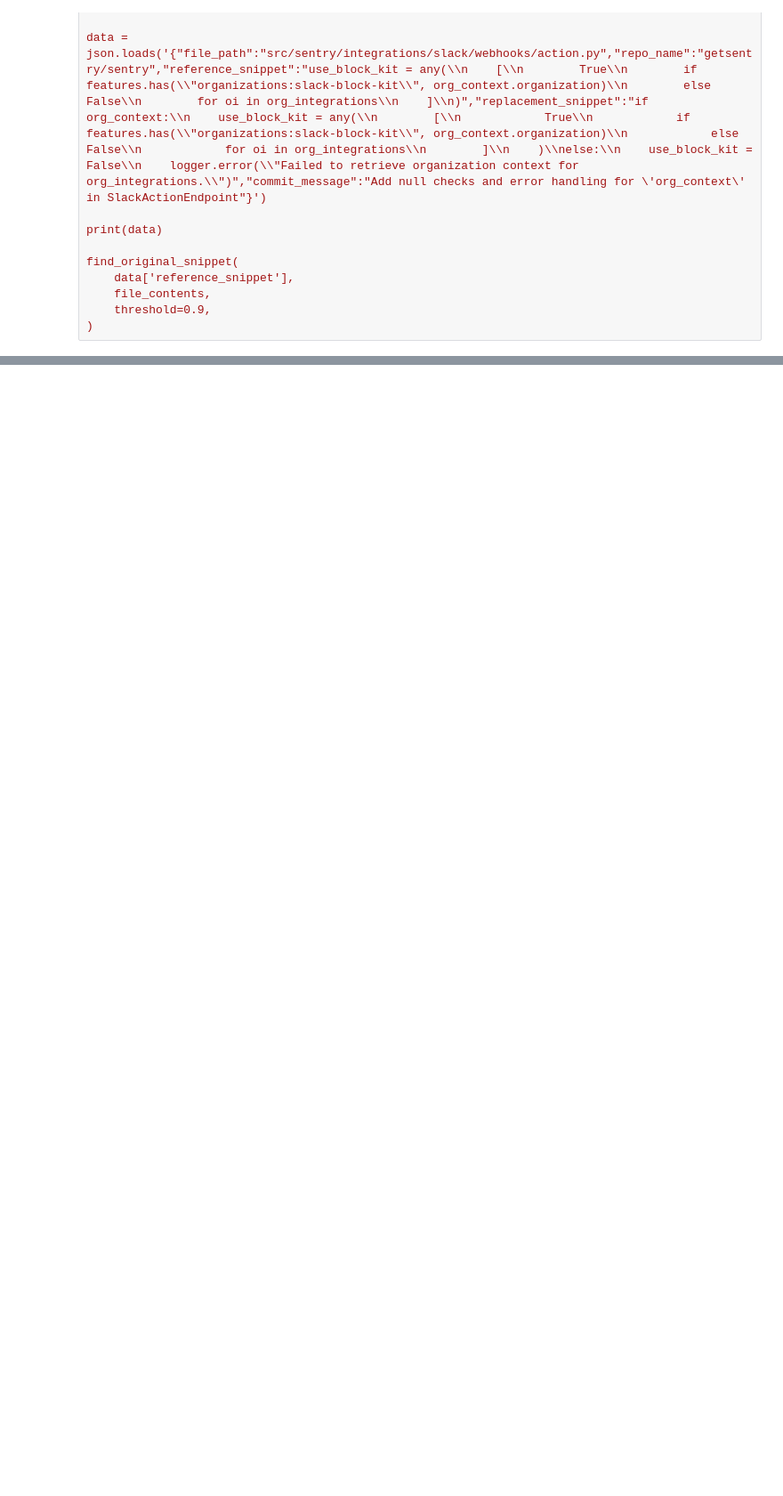
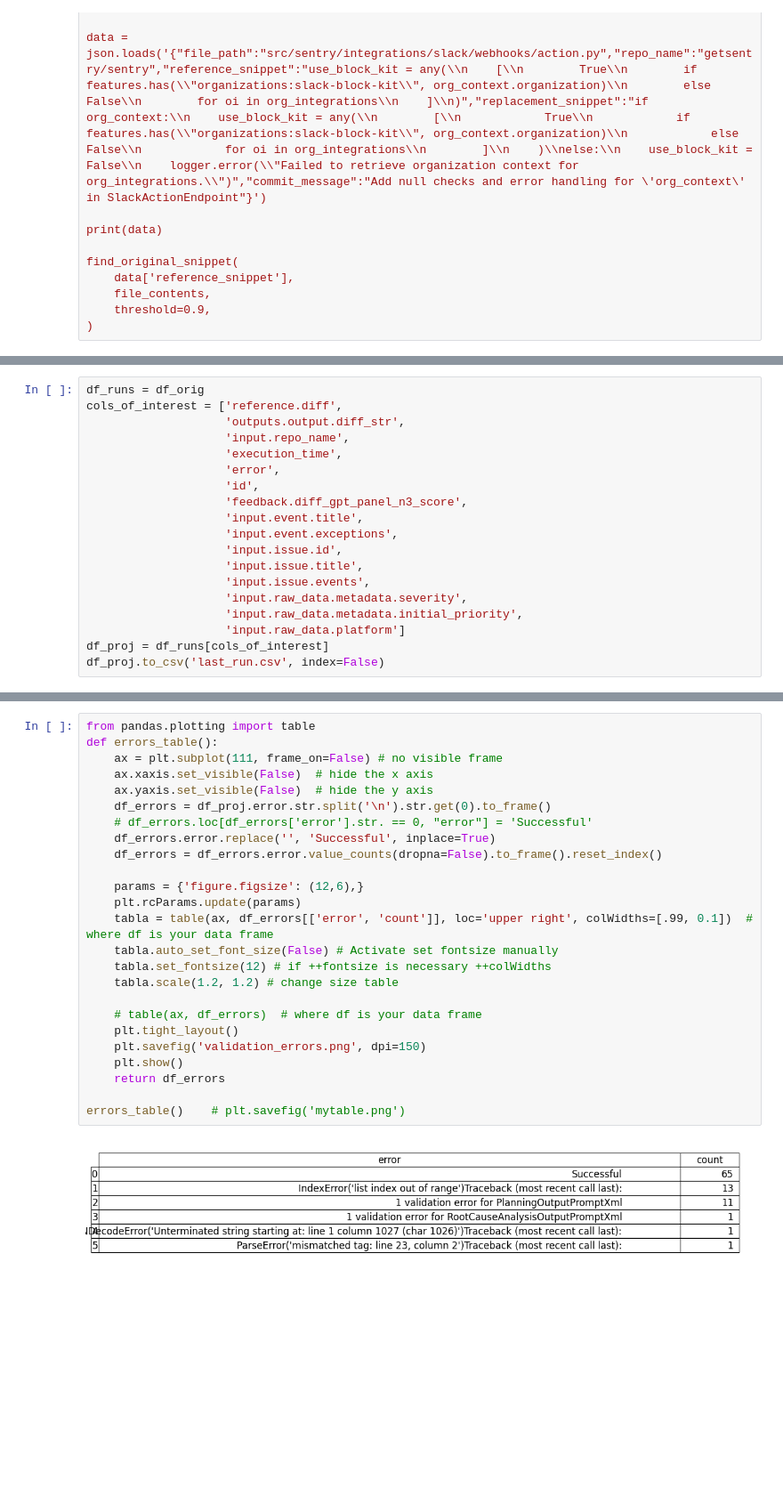
Before and after one commit to getsentry/seer, a Jupyter notebook: notebooks/run_eval.ipynb, the cells around one changed output, grey strips where cells are left out. Shown at 89% size. Cells and saved outputs as stored; diff of their text form; blank space fills up the shorter version.

```diff
--- a/notebooks/run_eval.ipynb
+++ b/notebooks/run_eval.ipynb
@@ -1669,0 +1705,19 @@ find_original_snippet(
+# %%
+df_runs = df_orig
+cols_of_interest = ['reference.diff',
+                    'outputs.output.diff_str',
+                    'input.repo_name',
+                    'execution_time',
+                    'error',
+                    'id',
+                    'feedback.diff_gpt_panel_n3_score',
+                    'input.event.title',
+                    'input.event.exceptions',
+                    'input.issue.id',
+                    'input.issue.title',
+                    'input.issue.events',
+                    'input.raw_data.metadata.severity',
+                    'input.raw_data.metadata.initial_priority',
+                    'input.raw_data.platform']
+df_proj = df_runs[cols_of_interest]
+df_proj.to_csv('last_run.csv', index=False)
@@ -1669,0 +1737,27 @@ find_original_snippet(
+# %%
+from pandas.plotting import table
+def errors_table():
+    ax = plt.subplot(111, frame_on=False) # no visible frame
+    ax.xaxis.set_visible(False)  # hide the x axis
+    ax.yaxis.set_visible(False)  # hide the y axis
+    df_errors = df_proj.error.str.split('\n').str.get(0).to_frame()
+    # df_errors.loc[df_errors['error'].str. == 0, "error"] = 'Successful'
+    df_errors.error.replace('', 'Successful', inplace=True)
+    df_errors = df_errors.error.value_counts(dropna=False).to_frame().reset_index()
+
+    params = {'figure.figsize': (12,6),}
+    plt.rcParams.update(params)
+    tabla = table(ax, df_errors[['error', 'count']], loc='upper right', colWidths=[.99, 0.1])  # where df is your data frame
+    tabla.auto_set_font_size(False) # Activate set fontsize manually
+    tabla.set_fontsize(12) # if ++fontsize is necessary ++colWidths
+    tabla.scale(1.2, 1.2) # change size table
+
+    # table(ax, df_errors)  # where df is your data frame
+    plt.tight_layout()
+    plt.savefig('validation_errors.png', dpi=150)
+    plt.show()
+    return df_errors
+
+errors_table()    # plt.savefig('mytable.png')
+# %% [output]
+[figure, added]
```
Also changed, not shown: parts of 26 cells of this notebook, 1 other file.
